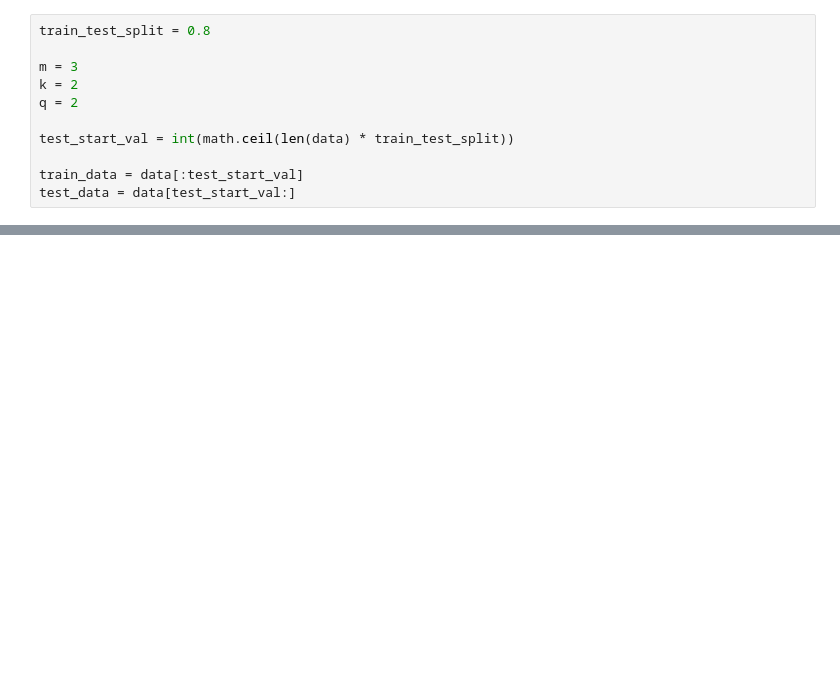
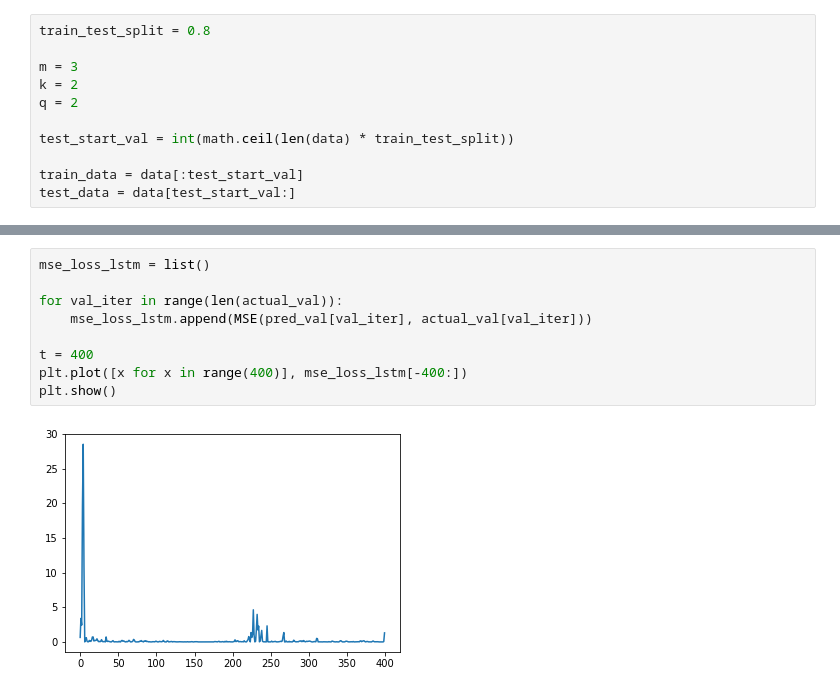
Before and after one commit to karthikpalavalli/Online-Models-for-Time-Series, a Jupyter notebook: ARMA-COMBINED.ipynb, the cells around one changed output, grey strips where cells are left out. Drawn from its saved outputs; the diff is of its cells as text; blank space fills up the shorter version.

```diff
--- a/ARMA-COMBINED.ipynb
+++ b/ARMA-COMBINED.ipynb
@@ -264,0 +321,11 @@ test_data.shape[0]
+# %%
+mse_loss_lstm = list()
+
+for val_iter in range(len(actual_val)):
+    mse_loss_lstm.append(MSE(pred_val[val_iter], actual_val[val_iter]))
+
+t = 400
+plt.plot([x for x in range(400)], mse_loss_lstm[-400:])
+plt.show()
+# %% [output]
+[figure, added]
```
Also changed, not shown: parts of 28 cells of this notebook, 1 other file.
